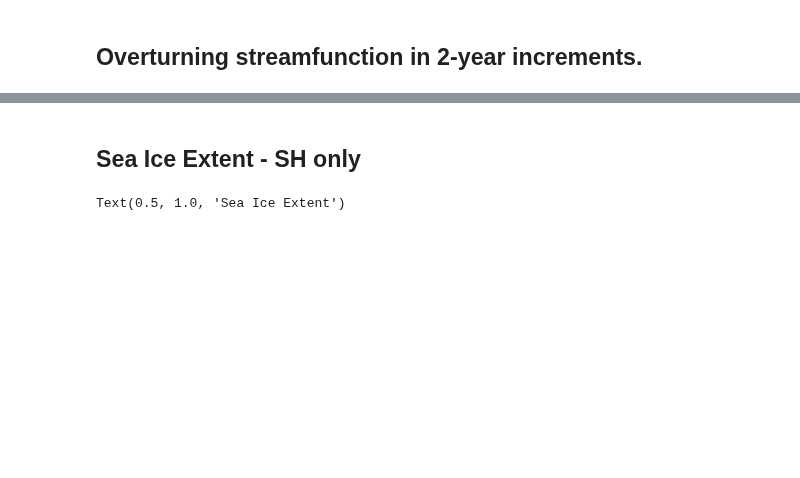
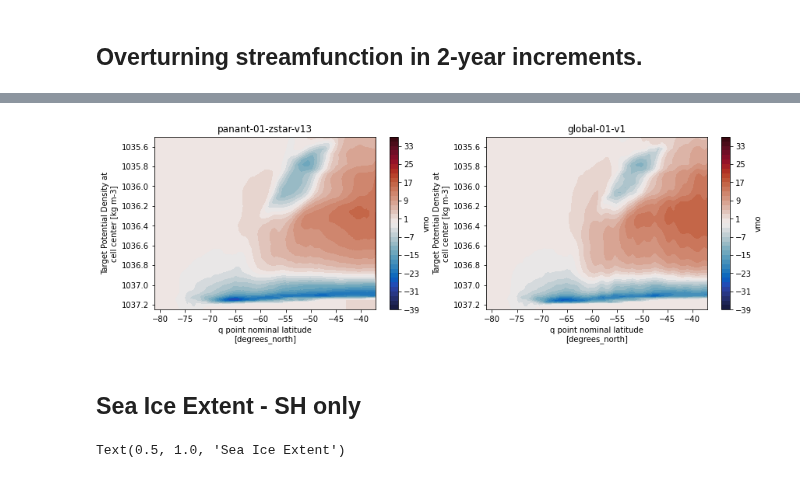
Before and after one commit to COSIMA/mom6-diagnostics, a Jupyter notebook: global-01/ComparisonWithPanant.ipynb, the cells around one changed output, grey strips where cells are left out. Cells and saved outputs as stored; diff of their text form; code cells hidden in the pictures; blank space fills up the shorter version.

```diff
--- a/global-01/ComparisonWithPanant.ipynb
+++ b/global-01/ComparisonWithPanant.ipynb
@@ -143,4 +129,18 @@ for expt in expts:
 [figure]
+# %%
+plt.figure(figsize=(14,9))
+ii=0
+for expt in expts:
+    ii+=1
+    vmo = cc.querying.getvar(expt, 'vmo', session)
+    vmo_year1 = vmo.sel(time=slice('1997-01-01','1998-12-31')).sel(yq=slice(-85,-37)).sum('xh').mean('time').load()/1e9
+    plt.subplot(2,2,ii)
+    vmo_year1.cumsum('rho2_l').plot.contourf(levels=np.arange(-39,39,2),cmap=cm.cm.balance)
+    plt.ylim([1035.5,1037.25])
+    plt.gca().invert_yaxis()
+    plt.title(expt)
+# %% [output]
+[figure, added]
 # %% [markdown]
 ## Sea Ice Extent - SH only
 # %%
```
Also changed, not shown: parts of 9 cells of this notebook, 2 other files.
